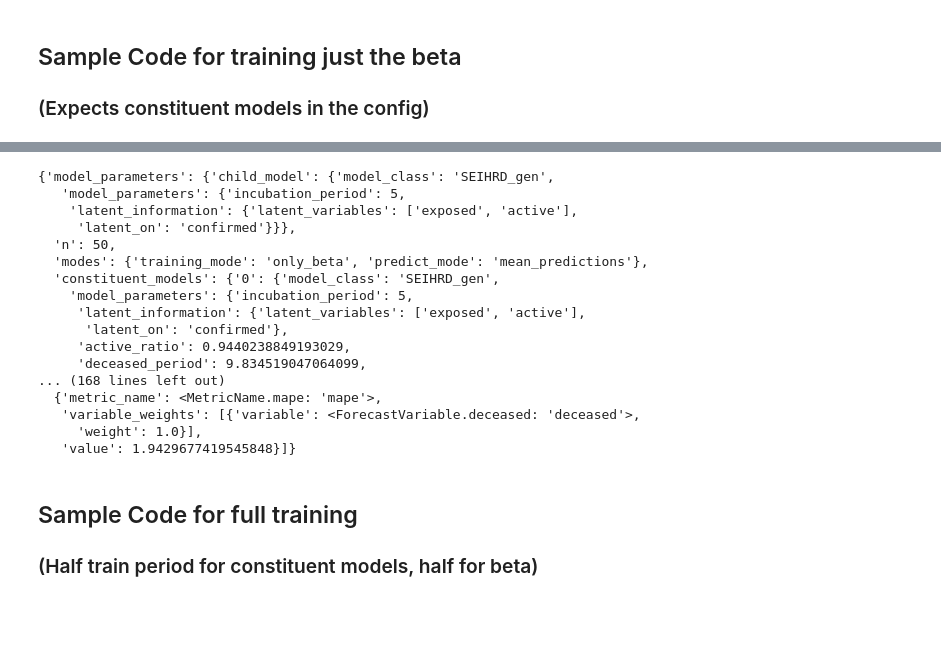
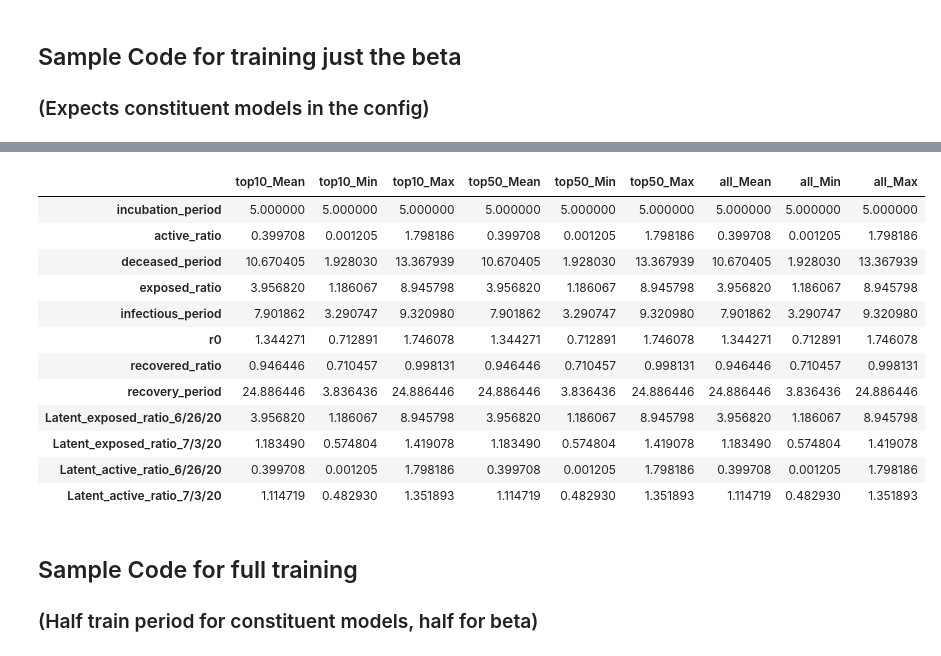
Before and after one commit to dsindiavscovid/covid19-india, a Jupyter notebook: notebooks/Homogenous Ensemble Generalised Test Harsh.ipynb, the cells around one changed output, grey strips where cells are left out. Cells and saved outputs as stored; diff of their text form; code cells hidden in the pictures; blank space fills up the shorter version.

```diff
--- a/notebooks/Homogenous Ensemble Generalised Test Harsh.ipynb
+++ b/notebooks/Homogenous Ensemble Generalised Test Harsh.ipynb
@@ -68,8 +65,8 @@ default_train_config['region_type'] = 'district'
 default_train_config['train_start_date'] = train1_start_date
 default_train_config['train_end_date'] = train1_end_date
 default_train_config['search_parameters']['max_evals'] = 10
-default_train_config['data_source'] = "direct_csv"
-default_train_config['input_filepath'] = '/Users/harsh.maheshwari/Downloads/bengaluru_urban_july_16th.csv'
+default_train_config['data_source'] = "tracker_data_all"
+# default_train_config['input_filepath'] = '/Users/harsh.maheshwari/Downloads/bengaluru_urban_july_16th.csv'
 default_train_config['output_filepath'] = "../outputs/del-testing.json"
 # %%
 default_train_config
@@ -188,23 +186,19 @@ Best Loss: 48.511161842624496
 # %%
-training_output
+training_output['param_ranges']
 # %% [output]
-{'model_parameters': {'child_model': {'model_class': 'SEIHRD_gen',
-   'model_parameters': {'incubation_period': 5,
-    'latent_information': {'latent_variables': ['exposed', 'active'],
-     'latent_on': 'confirmed'}}},
-  'n': 50,
-  'modes': {'training_mode': 'only_beta', 'predict_mode': 'mean_predictions'},
-  'constituent_models': {'0': {'model_class': 'SEIHRD_gen',
-    'model_parameters': {'incubation_period': 5,
-     'latent_information': {'latent_variables': ['exposed', 'active'],
-      'latent_on': 'confirmed'},
-     'active_ratio': 0.9440238849193029,
-     'deceased_period': 9.834519047064099,
-... (168 lines left out)
-  {'metric_name': <MetricName.mape: 'mape'>,
-   'variable_weights': [{'variable': <ForecastVariable.deceased: 'deceased'>,
-     'weight': 1.0}],
-   'value': 1.9429677419545848}]}
+|  | top10_Mean | top10_Min | top10_Max | top50_Mean | top50_Min | top50_Max | all_Mean | all_Min | all_Max |
+| incubation_period | 5.000000 | 5.000000 | 5.000000 | 5.000000 | 5.000000 | 5.000000 | 5.000000 | 5.000000 | 5.000000 |
+| active_ratio | 0.399708 | 0.001205 | 1.798186 | 0.399708 | 0.001205 | 1.798186 | 0.399708 | 0.001205 | 1.798186 |
+| deceased_period | 10.670405 | 1.928030 | 13.367939 | 10.670405 | 1.928030 | 13.367939 | 10.670405 | 1.928030 | 13.367939 |
+| exposed_ratio | 3.956820 | 1.186067 | 8.945798 | 3.956820 | 1.186067 | 8.945798 | 3.956820 | 1.186067 | 8.945798 |
+| infectious_period | 7.901862 | 3.290747 | 9.320980 | 7.901862 | 3.290747 | 9.320980 | 7.901862 | 3.290747 | 9.320980 |
+| r0 | 1.344271 | 0.712891 | 1.746078 | 1.344271 | 0.712891 | 1.746078 | 1.344271 | 0.712891 | 1.746078 |
+| recovered_ratio | 0.946446 | 0.710457 | 0.998131 | 0.946446 | 0.710457 | 0.998131 | 0.946446 | 0.710457 | 0.998131 |
+| recovery_period | 24.886446 | 3.836436 | 24.886446 | 24.886446 | 3.836436 | 24.886446 | 24.886446 | 3.836436 | 24.886446 |
+| Latent_exposed_ratio_6/26/20 | 3.956820 | 1.186067 | 8.945798 | 3.956820 | 1.186067 | 8.945798 | 3.956820 | 1.186067 | 8.945798 |
+| Latent_exposed_ratio_7/3/20 | 1.183490 | 0.574804 | 1.419078 | 1.183490 | 0.574804 | 1.419078 | 1.183490 | 0.574804 | 1.419078 |
+| Latent_active_ratio_6/26/20 | 0.399708 | 0.001205 | 1.798186 | 0.399708 | 0.001205 | 1.798186 | 0.399708 | 0.001205 | 1.798186 |
+| Latent_active_ratio_7/3/20 | 1.114719 | 0.482930 | 1.351893 | 1.114719 | 0.482930 | 1.351893 | 1.114719 | 0.482930 | 1.351893 |
 # %% [markdown]
 ## Sample Code for full training
 ### (Half train period for constituent models, half for beta)
```
Also changed, not shown: parts of 21 cells of this notebook, 3 other files.
